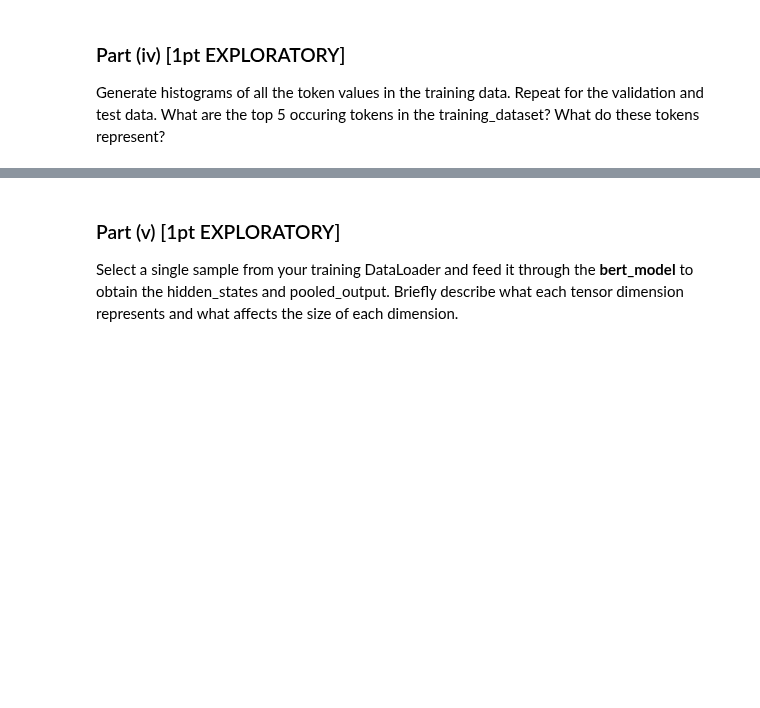
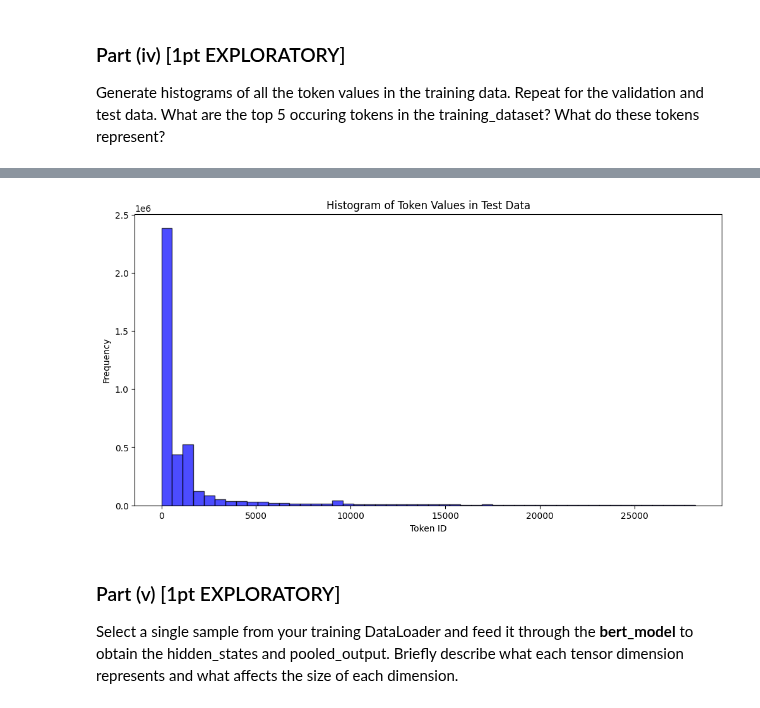
Before and after one commit to Fulankeee/MIE1517-Project-4, a Jupyter notebook: A4.ipynb, the cells around one changed output, grey strips where cells are left out. Saved outputs shown, nothing was run; the diff lists cells and outputs as text; code cells hidden in the pictures; blank space fills up the shorter version.

```diff
--- a/A4.ipynb
+++ b/A4.ipynb
@@ -2455,3 +2511,34 @@ Generate histograms of all the token values in the training data. Repeat for the
+# %%
+import numpy as np
+from transformers import BertTokenizer
+
+# Load BERT tokenizer
+tokenizer = BertTokenizer.from_pretrained("bert-base-cased")
+
+training_reviews = test_df['review'].tolist()  # Ensure it's a list of strings
+
+# Tokenize all reviews
+encoded_inputs = tokenizer.batch_encode_plus(
+    training_reviews,
+    add_special_tokens=True,  # Add [CLS] and [SEP] tokens
+    max_length=512,  # Set max token length
+    padding=True,  # Pad sequences to the same length
+    truncation=True,  # Truncate if longer than max_length
+    return_tensors='pt'  # Return PyTorch tensors
+)
+
+# Extract tokenized data (Ensure it's on CPU before converting to NumPy)
+input_ids = encoded_inputs["input_ids"]
+token_ids = input_ids.numpy().flatten()
+
+plt.figure(figsize=(12, 6))
+plt.hist(token_ids, bins=50, color='blue', alpha=0.7, edgecolor='black')
+plt.xlabel("Token ID")
+plt.ylabel("Frequency")
+plt.title("Histogram of Token Values in Test Data")
+plt.show()
+# %% [output]
+[figure, added]
 # %%
 '''
 PROVIDE YOUR ANSWER BELOW
```
Also changed, not shown: parts of 7 cells of this notebook.
